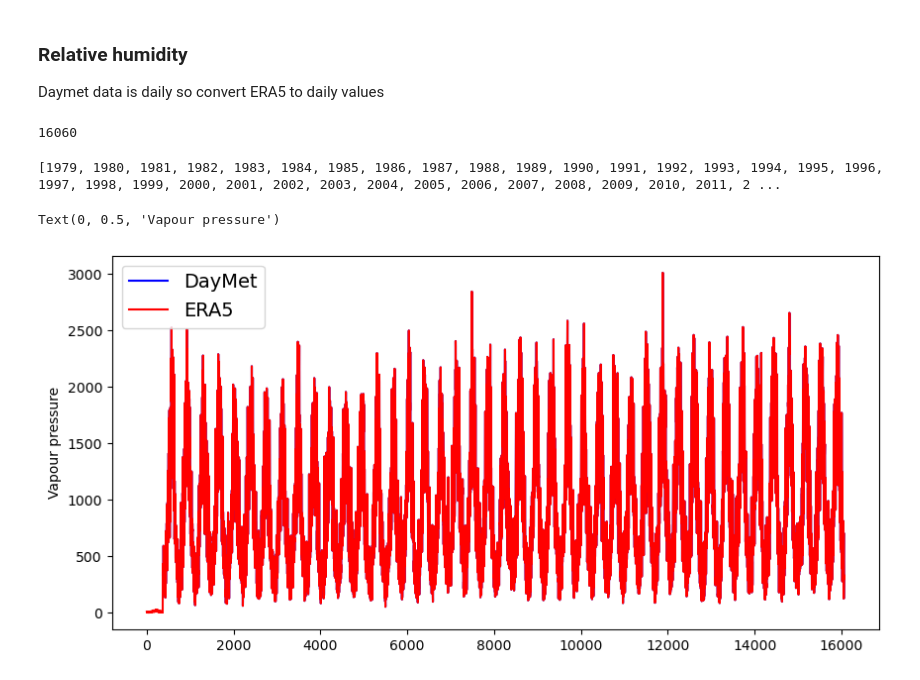
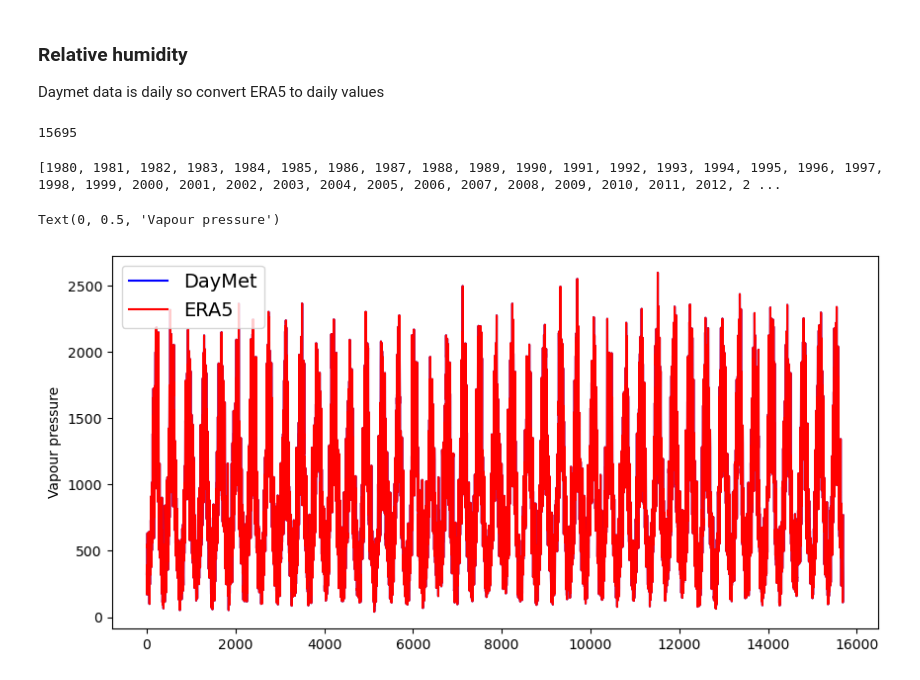
Before and after one commit to JessicaNeedham/FATES-MRV, a Jupyter notebook: climate_forcing_scripts/ERA5_PA_bias.ipynb, the cells around one changed output. Cells and saved outputs as stored; diff of their text form; code cells hidden in the pictures.

Commit message:
updates to plot coordinates

```diff
--- a/climate_forcing_scripts/ERA5_PA_bias.ipynb
+++ b/climate_forcing_scripts/ERA5_PA_bias.ipynb
@@ -200,7 +218,9 @@ Text(0.5, 0, 'Time (months)')
 # Before correcting temperature bias, dew point temperature must be transferred into either specific or relative humidity.
 # Currently we just use linear scaling (Chen et al., 2022)
 
-yrs = np.arange(1979, 2023, 1).tolist()
+# Daymet data from: https://daymet.ornl.gov/single-pixel/
+
+yrs = np.arange(1980, 2023, 1).tolist()
 months = np.arange(1,13,1).tolist()
 
 jday_beg = [0, 31, 59, 90, 120, 151, 181, 212, 243, 273, 304, 334]
@@ -240,18 +260,18 @@ for yr in yrs  :
         ea = np.squeeze(es * rh)
         ea_daily = np.squeeze(ea.resample(time='1D').mean().values)
 
-        if(yr>=1980):
-            fp = '/pscratch/sd/j/jneedham/fates-mrv-runs/climate-forcing/DayMet/11752_lat_40.9386032_lon_-76.2190275_2024-09-26_193434_formatted.csv'
-            df_daymet = pd.read_csv(fp)
-            df_daymet_yr = df_daymet[(df_daymet['year'] == yr)]
-            df_daymet_mon = df_daymet_yr[jday_beg[mon-1]:jday_end[mon-1]]
-            ea_daymet = np.squeeze(df_daymet_mon['vp (Pa)'].values)
 
-            corr_ea = (ea_daymet * 0.01) - ea_daily
-            corr_ea_hrly = np.repeat(corr_ea, 24)
-            ea = ea + corr_ea_hrly
-            rh = ea / es * 100
-            era['RH'] = rh
+        fp = '/pscratch/sd/j/jneedham/fates-mrv-runs/climate-forcing/DayMet/11751_lat_41.05734_lon_-78.69149_2024-10-01_183151_formatted.csv'
+        df_daymet = pd.read_csv(fp)
+        df_daymet_yr = df_daymet[(df_daymet['year'] == yr)]
+        df_daymet_mon = df_daymet_yr[jday_beg[mon-1]:jday_end[mon-1]]
+        ea_daymet = np.squeeze(df_daymet_mon['vp (Pa)'].values)
+
+        corr_ea = (ea_daymet * 0.01) - ea_daily
+        corr_ea_hrly = np.repeat(corr_ea, 24)
+        ea = ea + corr_ea_hrly
+        rh = ea / es * 100
+        era['RH'] = rh
 
 
-        era.to_netcdf('/pscratch/sd/j/jneedham/fates-mrv-runs/climate-forcing/PA/ERA5/corr/{}-{:02d}.nc'.format(yr, mon))
+        era.to_netcdf('/pscratch/sd/j/jneedham/fates-mrv-runs/PA/CLM1PT_data/{}-{:02d}.nc'.format(yr, mon))
@@ -262,7 +280,7 @@ PermissionError: [Errno 13] Permission denied: b'/pscratch/sd/j/jneedham/fates-m
 # %%
 # Read in data and make plot to validate
 # Obtain TerraClimate data
-yrbeg = 1979
+yrbeg = 1980
 yrend = 2023
 nlen = 12 * (yrend - yrbeg)
 
@@ -273,7 +291,7 @@ wmean_era = np.zeros((nlen))
 for i in np.arange(yrbeg,yrend):
     for j in np.arange(1,13):
 
-        era = '/pscratch/sd/j/jneedham/fates-mrv-runs/climate-forcing/PA/ERA5/corr/{}-{:02d}.nc'.format(i, j)
+        era = '/pscratch/sd/j/jneedham/fates-mrv-runs/PA/CLM1PT_data/{}-{:02d}.nc'.format(i, j)
         era = xr.open_dataset(era)
 
         tbot_era = era['TBOT']
@@ -329,7 +347,7 @@ Text(0, 0.5, 'Wind speed (mps)')
 ### Relative humidity
 Daymet data is daily so convert ERA5 to daily values
 # %%
-yrbeg = 1979
+yrbeg = 1980
 yrend = 2023
 nlen = 365 * (yrend - yrbeg)
 
@@ -342,7 +360,7 @@ jday_beg = [0, 31, 59, 90, 120, 151, 181, 212, 243, 273, 304, 334]
 for i in np.arange(yrbeg,yrend):
     for j in np.arange(1,13):
 
-        era = '/pscratch/sd/j/jneedham/fates-mrv-runs/climate-forcing/PA/ERA5/corr/{}-{:02d}.nc'.format(i, j)
+        era = '/pscratch/sd/j/jneedham/fates-mrv-runs/PA/CLM1PT_data/{}-{:02d}.nc'.format(i, j)
         era = xr.open_dataset(era)
 
         tbot_era = era['TBOT']
@@ -361,26 +379,26 @@ for i in np.arange(yrbeg,yrend):
 
 print(len(ea_era_daily))
 # %% [output]
-16060
+15695
 # %%
 print(yrs)
 
-fp = '/pscratch/sd/j/jneedham/fates-mrv-runs/climate-forcing/DayMet/11752_lat_40.9386032_lon_-76.2190275_2024-09-26_193434_formatted.csv'
+fp = '/pscratch/sd/j/jneedham/fates-mrv-runs/climate-forcing/DayMet/11751_lat_41.05734_lon_-78.69149_2024-10-01_183151_formatted.csv'
 df_daymet = pd.read_csv(fp)
 df_daymet_yr = df_daymet[df_daymet['year'].isin(yrs)]
 ea_daymet = np.squeeze(df_daymet_yr['vp (Pa)'].values)
 # %% [output]
-[1979, 1980, 1981, 1982, 1983, 1984, 1985, 1986, 1987, 1988, 1989, 1990, 1991, 1992, 1993, 1994, 1995, 1996, 1997, 1998, 1999, 2000, 2001, 2002, 2003, 2004, 2005, 2006, 2007, 2008, 2009, 2010, 2011, 2 ...
+[1980, 1981, 1982, 1983, 1984, 1985, 1986, 1987, 1988, 1989, 1990, 1991, 1992, 1993, 1994, 1995, 1996, 1997, 1998, 1999, 2000, 2001, 2002, 2003, 2004, 2005, 2006, 2007, 2008, 2009, 2010, 2011, 2012, 2 ...
 # %%
 # Comparison EA
 xax = np.arange(0,len(ea_era_daily),1)
 fig = plt.figure(figsize=(10,5), dpi=100)
-plt.plot(xax[365: ], ea_daymet, 'b-', label = 'DayMet')
+plt.plot(xax, ea_daymet, 'b-', label = 'DayMet')
 plt.plot(xax, ea_era_daily, 'r-', label = 'ERA5')
 
 plt.legend(fontsize = 14)
 #plt.ylim([-15, 30])
 plt.ylabel('Vapour pressure')
 # %% [output]
 Text(0, 0.5, 'Vapour pressure')
-[figure, old version]
+[figure, new version]
```
Also changed, not shown: parts of 10 cells of this notebook, 10 other files.
